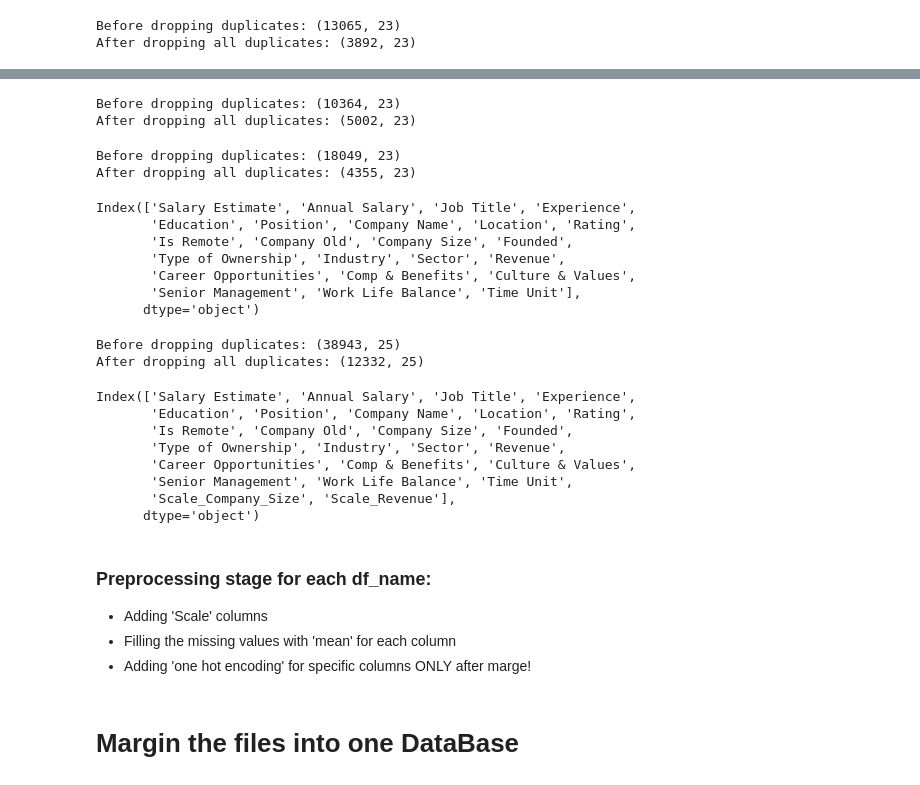
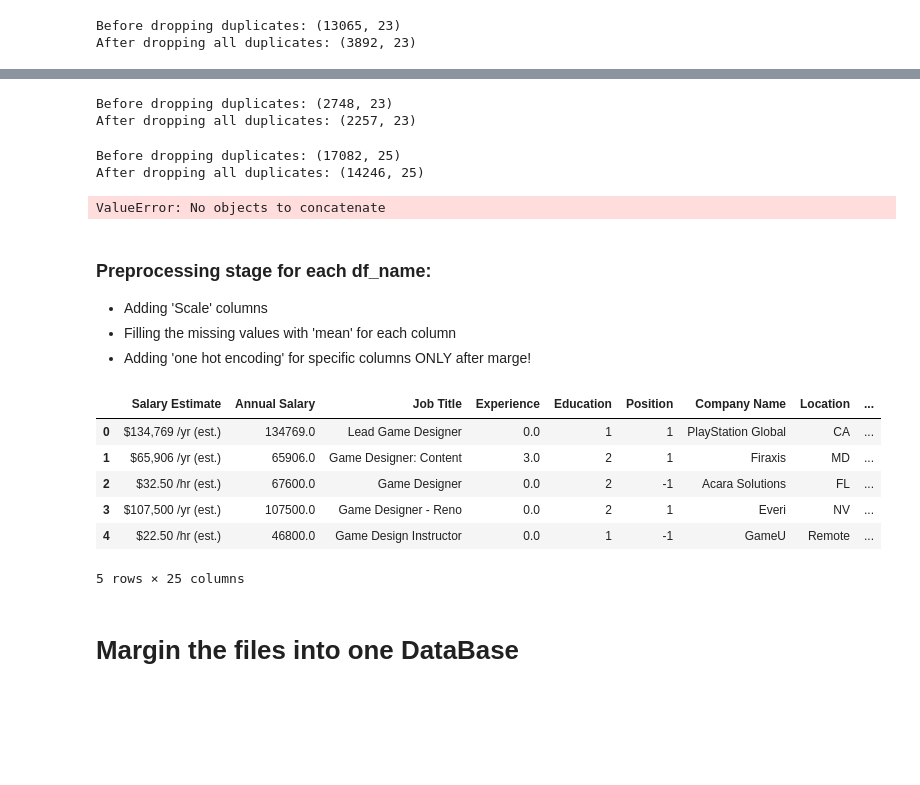
Before and after one commit to avichai504/Salary_Prediction_Project, a Jupyter notebook: Marge_Files.ipynb, the cells around one changed output, grey strips where cells are left out. Drawn from its saved outputs; the diff is of its cells as text; code cells hidden in the pictures; blank space fills up the shorter version.

```diff
--- a/Marge_Files.ipynb
+++ b/Marge_Files.ipynb
@@ -35,42 +29,23 @@ After dropping all duplicates: (1103, 23)
 # %%
-name_of_job = 'data scientist'
+name_of_job = 'machine learning'
 path_to_folder = f"data files/{name_of_job}/raw data"
-df_DS = Data_Cleaning.merge_csv_files_in_folder(path_to_folder)
+df_ML = Data_Cleaning.merge_csv_files_in_folder(path_to_folder)
 # %% [output]
-Before dropping duplicates: (10364, 23)
-After dropping all duplicates: (5002, 23)
+Before dropping duplicates: (2748, 23)
+After dropping all duplicates: (2257, 23)
 # %%
 name_of_job = 'game development'
 path_to_folder = f"data files/{name_of_job}/raw data"
 df_GD = Data_Cleaning.merge_csv_files_in_folder(path_to_folder)
-
-df_GD.columns
 # %% [output]
-Before dropping duplicates: (18049, 23)
-After dropping all duplicates: (4355, 23)
+Before dropping duplicates: (17082, 25)
+After dropping all duplicates: (14246, 25)
-Index(['Salary Estimate', 'Annual Salary', 'Job Title', 'Experience',
-       'Education', 'Position', 'Company Name', 'Location', 'Rating',
-       'Is Remote', 'Company Old', 'Company Size', 'Founded',
-       'Type of Ownership', 'Industry', 'Sector', 'Revenue',
-       'Career Opportunities', 'Comp & Benefits', 'Culture & Values',
-       'Senior Management', 'Work Life Balance', 'Time Unit'],
-      dtype='object')
 # %%
-name_of_job = 'MARGE'
+name_of_job = 'data science'
 path_to_folder = f"data files/{name_of_job}"
-df_MR = Data_Cleaning.merge_csv_files_in_folder(path_to_folder)
-df_MR.columns
+df_DC = Data_Cleaning.merge_csv_files_in_folder(path_to_folder)
 # %% [output]
-Before dropping duplicates: (38943, 25)
-After dropping all duplicates: (12332, 25)
+ValueError: No objects to concatenate
-Index(['Salary Estimate', 'Annual Salary', 'Job Title', 'Experience',
-       'Education', 'Position', 'Company Name', 'Location', 'Rating',
-       'Is Remote', 'Company Old', 'Company Size', 'Founded',
-       'Type of Ownership', 'Industry', 'Sector', 'Revenue',
-       'Career Opportunities', 'Comp & Benefits', 'Culture & Values',
-       'Senior Management', 'Work Life Balance', 'Time Unit',
-       'Scale_Company_Size', 'Scale_Revenue'],
-      dtype='object')
 # %% [markdown]
 ### Preprocessing stage for each df_name:
 - Adding 'Scale' columns
@@ -85,16 +59,25 @@ for job in job_list:
     Data_Cleaning.preprocess_scaling(job)
 # %%
 # Filling the missing values with 'mean' for each column. And cleaning the location (agine, only if needed).
+list_location = ['Remote', 'United State', 'Michigan', 'Pennsylvania', 'Colorado']
 for job in job_list:
     Data_Cleaning.filling_missing_values(job)
     job['Location'] = job['Location'].fillna('')
     job['Location'] = job['Location'].apply(lambda x: x.split(',')[-1])
     job['Location'] = job['Location'].apply(lambda x: x if len(x) < 4 or x in list_location else 'LA')
     job['Location'] = job['Location'].apply(lambda x: x if x != '-1' else 'LA')
 # print(df_DS.Location.unique())
 # print(df_DS['Type of Ownership'].unique())
 # print(df_SE.columns)
-# df_GD.head()
+df_GD.head()
+# %% [output]
+|  | Salary Estimate | Annual Salary | Job Title | Experience | Education | Position | Company Name | Location | ... |
+| 0 | $134,769 /yr (est.) | 134769.0 | Lead Game Designer | 0.0 | 1 | 1 | PlayStation Global | CA | ... |
+| 1 | $65,906 /yr (est.) | 65906.0 | Game Designer: Content | 3.0 | 2 | 1 | Firaxis | MD | ... |
+| 2 | $32.50 /hr (est.) | 67600.0 | Game Designer | 0.0 | 2 | -1 | Acara Solutions | FL | ... |
+| 3 | $107,500 /yr (est.) | 107500.0 | Game Designer - Reno | 0.0 | 2 | 1 | Everi | NV | ... |
+| 4 | $22.50 /hr (est.) | 46800.0 | Game Design Instructor | 0.0 | 1 | -1 | GameU | Remote | ... |
+5 rows × 25 columns
 # %% [markdown]
 # Margin the files into one DataBase
 # %%
```
Also changed, not shown: parts of 9 cells of this notebook, 6 other files.
